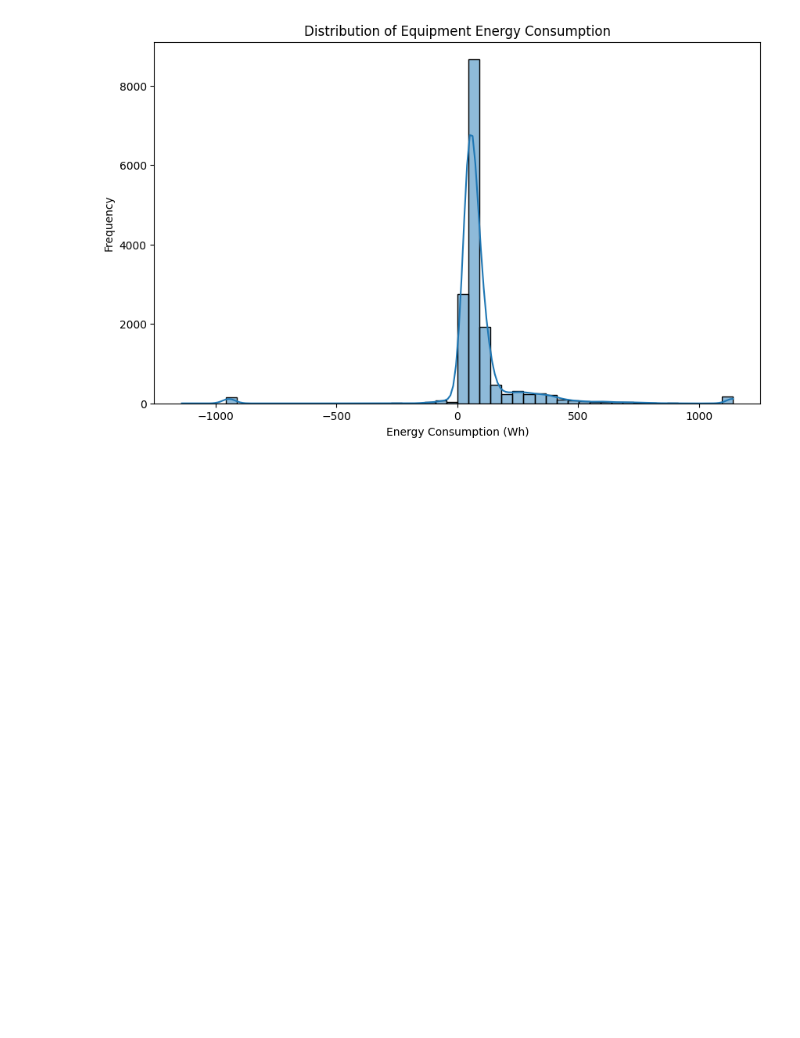
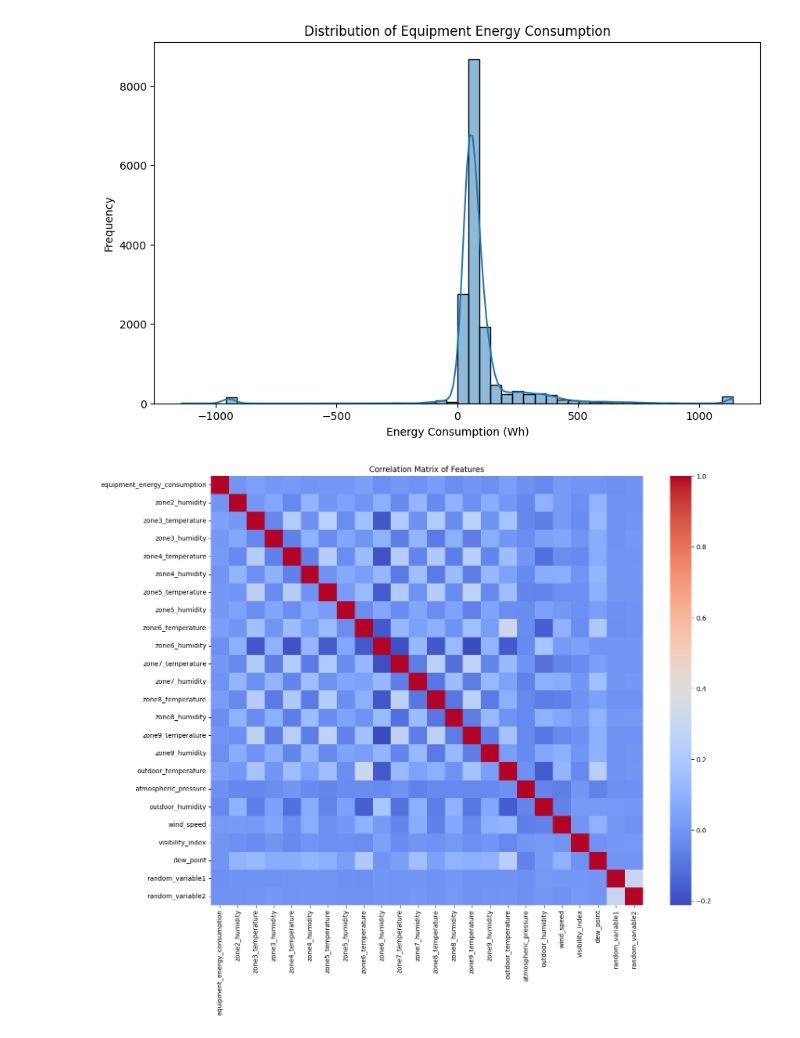
Before and after one commit to 21f3002439/DS-Intern-Assignment, a Jupyter notebook: DS_Intern_Assignment_Amit_Kumar_Pandey.ipynb, the cells around one changed output. Cells and saved outputs as stored; diff of their text form; code cells hidden in the pictures; blank space fills up the shorter version.

Commit message:
Feature Engineering & Selection

```diff
--- a/DS_Intern_Assignment_Amit_Kumar_Pandey.ipynb
+++ b/DS_Intern_Assignment_Amit_Kumar_Pandey.ipynb
@@ -66,3 +66,13 @@ features_clean = features_clean.apply(pd.to_numeric, errors='coerce')
 data_clean = data_clean.loc[features_clean.dropna().index]
 features_clean = features_clean.dropna()
 target_clean = data_clean['equipment_energy_consumption']
+# %%
+# Calculate correlation matrix only on numeric columns
+correlation_matrix = data.select_dtypes(include=['number']).corr()
+
+plt.figure(figsize=(15, 12))
+sns.heatmap(correlation_matrix, annot=False, cmap='coolwarm', fmt='.2f', cbar=True)
+plt.title('Correlation Matrix of Features')
+plt.show()
+# %% [output]
+[figure, added]
```
Also changed, not shown: parts of 1 cell of this notebook.
